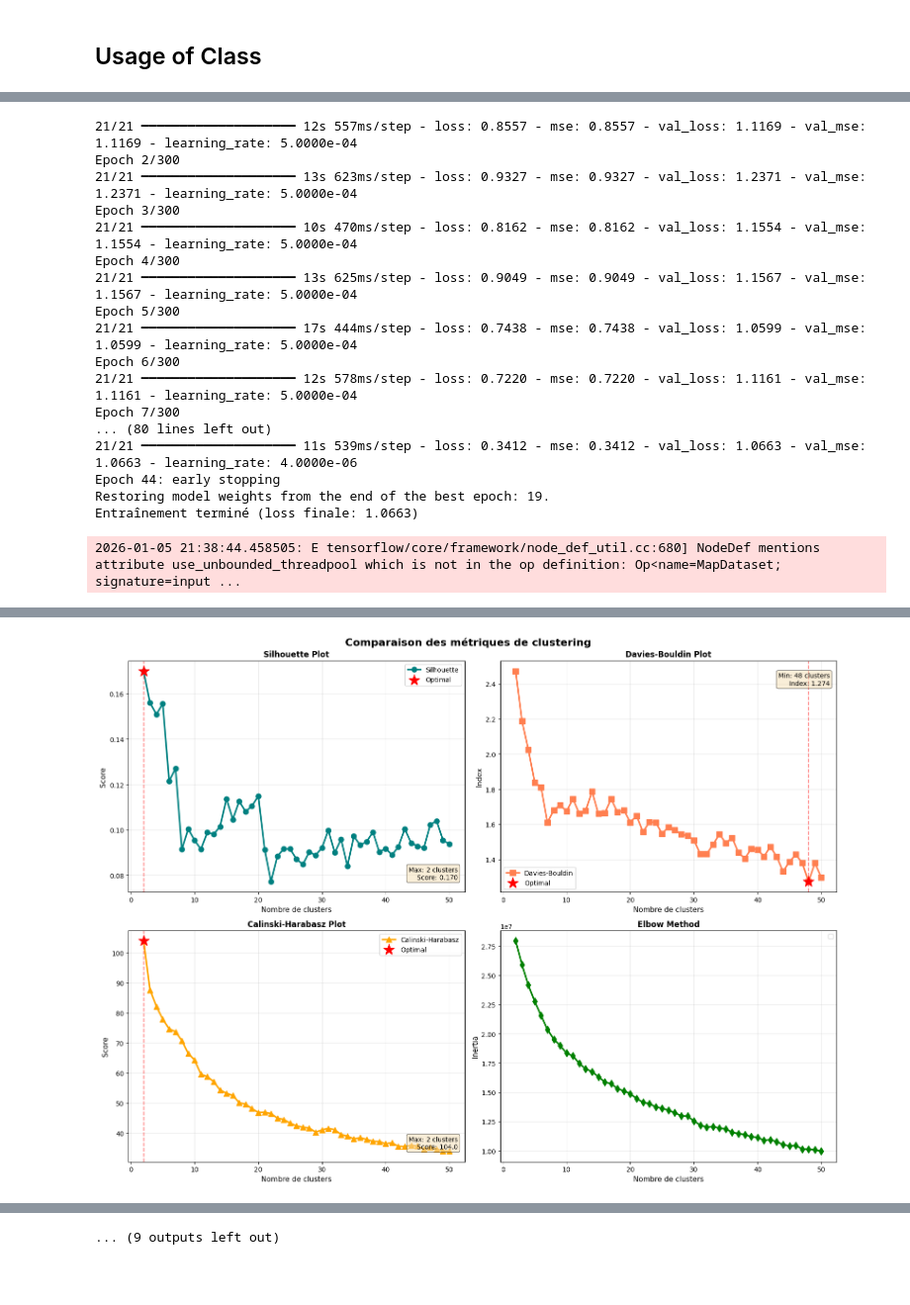
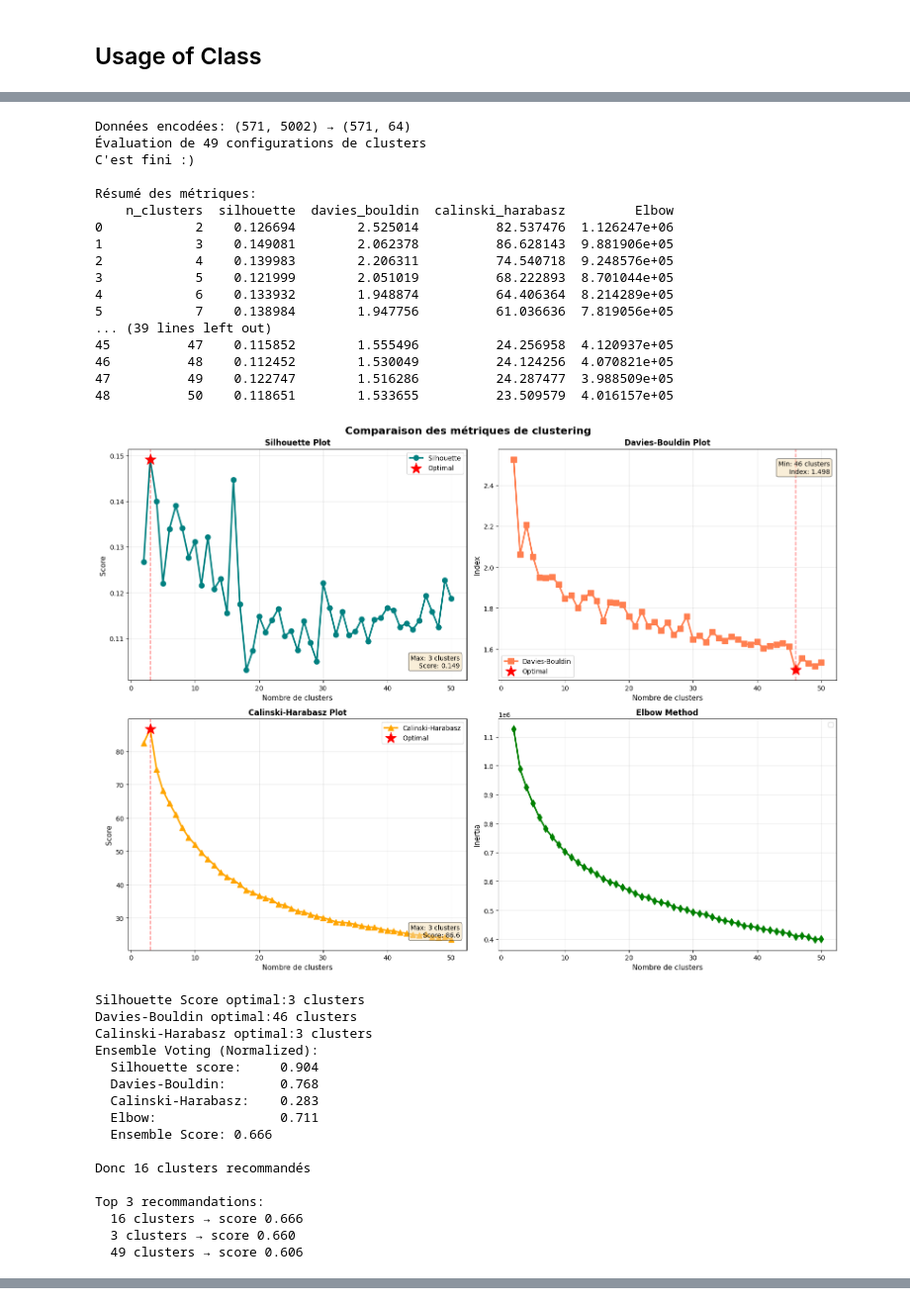
Before and after one commit to PCamargo710/UM5BIP12_Deep-Learning-KASSIOUI-LARDJANI-CAMARGO, a Jupyter notebook: Projet_DL.ipynb, the cells around one changed output, grey strips where cells are left out. Shown at 99% size. Saved outputs shown, nothing was run; the diff lists cells and outputs as text; code cells hidden in the pictures; blank space fills up the shorter version.

```diff
--- a/Projet_DL.ipynb
+++ b/Projet_DL.ipynb
@@ -107,4 +68,6 @@ df.head(5)
 # %%
+df = pd.read_excel("data/mmc2.xlsx", header=1)
+df = df.dropna(axis=0, how='all')
 df.columns = df.iloc[0]
 df = df.iloc[1:].reset_index(drop=True)
 df = df.rename(columns={"Case.ID": "Case_ID"})
@@ -288,13 +294,13 @@ metadata_cols = ["TumorPurity", "Final Pathology", "ProliferationScore",'PAM50']
 metadata = df[df['Case_ID'].isin(test_matrix.index)][['Case_ID'] + metadata_cols].set_index('Case_ID')
 
 # Ajouter les métadonnées à test_matrix
-test_matrix_with_meta = test_matrix.copy()
+test_matrix_with_meta = test_matrix_hvg.copy()
 test_matrix_with_meta = test_matrix_with_meta.join(metadata, how='left')
 
-print(f"Shape avant: {test_matrix.shape}")
-print(f"Shape après: {test_matrix_with_meta.shape}")
-print(test_matrix_with_meta.iloc[:, -5:].head())
-test_matrix_with_meta.shape
+print(f"\n    Shape avant: {test_matrix_hvg.shape}")
+print(f"    Shape après: {test_matrix_with_meta.shape}\n")
+#print(test_matrix_with_meta.iloc[:, -5:].head())
+print(test_matrix_with_meta.head())
 # %% [output]
 Index([                  'Case_ID',           'Final Pathology',
                            'PAM50',               'TumorPurity',
@@ -1072,29 +1164,29 @@ network.build_autoencoder(
     encoding_dim=64,
     activation="relu",
     hidden_layers=[1024, 512],
-    dropout_rate=0.0
+    dropout_rate=0.2
 )
 network.train_autoencoder(
-    X_train=data_scaled,
+    X_train=X_train,
     epochs=300,
     batch_size=32,
     validation_split=0.2,
     learning_rate=5e-4
 )
-network.encode_data(data_scaled)
-
+X_train_encoded=network.encode_data(X_train)
 """Clustering"""
 
 network.evaluate_clustering(max_clusters=50)
 network.plot_metrics_comparison()
 network.select_optimal_clusters_advanced(strategy='normalized_vote') #Choisir entre normalized, z-score or simple-vote
 network.plot_ensemble_voting()
-network.cluster_data()
+y_train = network.cluster_data(X_train_encoded)
 # Visualiser
 print("\nPlot training history\n")
 network.plot_training_history()
 network.plot_cluster_analysis()
 
+X_test_encoded=network.encode_data(X_test)
 """Sauvegarde et Bilan"""
 network.save_models('models/rnaseq_tuning')
 network.summary()
@@ -1108,18 +1216,34 @@ Epoch 1/300
-21/21 ━━━━━━━━━━━━━━━━━━━━ 12s 557ms/step - loss: 0.8557 - mse: 0.8557 - val_loss: 1.1169 - val_mse: 1.1169 - learning_rate: 5.0000e-04
-Epoch 2/300
-21/21 ━━━━━━━━━━━━━━━━━━━━ 13s 623ms/step - loss: 0.9327 - mse: 0.9327 - val_loss: 1.2371 - val_mse: 1.2371 - learning_rate: 5.0000e-04
-Epoch 3/300
-21/21 ━━━━━━━━━━━━━━━━━━━━ 10s 470ms/step - loss: 0.8162 - mse: 0.8162 - val_loss: 1.1554 - val_mse: 1.1554 - learning_rate: 5.0000e-04
-Epoch 4/300
-21/21 ━━━━━━━━━━━━━━━━━━━━ 13s 625ms/step - loss: 0.9049 - mse: 0.9049 - val_loss: 1.1567 - val_mse: 1.1567 - learning_rate: 5.0000e-04
-Epoch 5/300
-21/21 ━━━━━━━━━━━━━━━━━━━━ 17s 444ms/step - loss: 0.7438 - mse: 0.7438 - val_loss: 1.0599 - val_mse: 1.0599 - learning_rate: 5.0000e-04
-Epoch 6/300
-21/21 ━━━━━━━━━━━━━━━━━━━━ 12s 578ms/step - loss: 0.7220 - mse: 0.7220 - val_loss: 1.1161 - val_mse: 1.1161 - learning_rate: 5.0000e-04
-Epoch 7/300
-... (80 lines left out)
-21/21 ━━━━━━━━━━━━━━━━━━━━ 11s 539ms/step - loss: 0.3412 - mse: 0.3412 - val_loss: 1.0663 - val_mse: 1.0663 - learning_rate: 4.0000e-06
-Epoch 44: early stopping
-Restoring model weights from the end of the best epoch: 19.
-Entraînement terminé (loss finale: 1.0663)
+Données encodées: (571, 5002) → (571, 64)
+Évaluation de 49 configurations de clusters
+C'est fini :)
+
+Résumé des métriques:
+    n_clusters  silhouette  davies_bouldin  calinski_harabasz         Elbow
+0            2    0.126694        2.525014          82.537476  1.126247e+06
+1            3    0.149081        2.062378          86.628143  9.881906e+05
+2            4    0.139983        2.206311          74.540718  9.248576e+05
+3            5    0.121999        2.051019          68.222893  8.701044e+05
+4            6    0.133932        1.948874          64.406364  8.214289e+05
+5            7    0.138984        1.947756          61.036636  7.819056e+05
+... (39 lines left out)
+45          47    0.115852        1.555496          24.256958  4.120937e+05
+46          48    0.112452        1.530049          24.124256  4.070821e+05
+47          49    0.122747        1.516286          24.287477  3.988509e+05
+48          50    0.118651        1.533655          23.509579  4.016157e+05
+[figure, new version]
-2026-01-05 21:38:44.458505: E tensorflow/core/framework/node_def_util.cc:680] NodeDef mentions attribute use_unbounded_threadpool which is not in the op definition: Op<name=MapDataset; signature=input ...
+Silhouette Score optimal:3 clusters
+Davies-Bouldin optimal:46 clusters
+Calinski-Harabasz optimal:3 clusters
+Ensemble Voting (Normalized):
+  Silhouette score:     0.904
+  Davies-Bouldin:       0.768
+  Calinski-Harabasz:    0.283
+  Elbow:                0.711
+  Ensemble Score: 0.666
+
+Donc 16 clusters recommandés
+
+Top 3 recommandations:
+  16 clusters → score 0.666
+  3 clusters → score 0.660
+  49 clusters → score 0.606
@@ -1143 +1270,0 @@ Résumé des métriques:
-[figure, old version]
@@ -1171,4 +1275,3 @@ Plot training history
-... (9 outputs left out)
 # %%
 print(f"Debugging\n")
 
```
Also changed, not shown: parts of 24 cells of this notebook.
